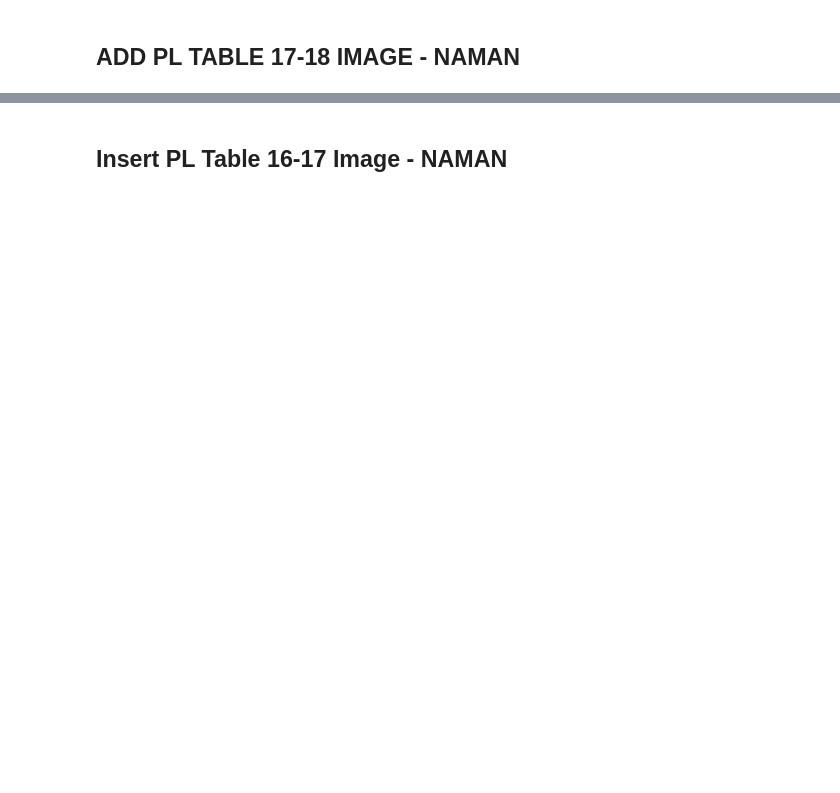
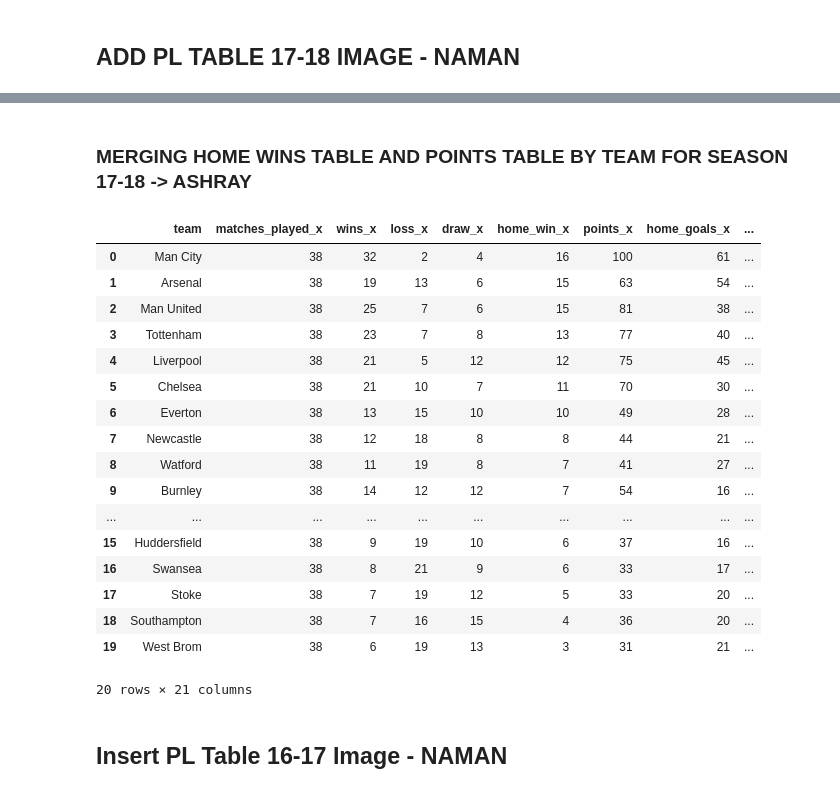
Before and after one commit to vsehgal1/320Final, a Jupyter notebook: 320Final_Project.ipynb, the cells around one changed output, grey strips where cells are left out. Saved outputs shown, nothing was run; the diff lists cells and outputs as text; code cells hidden in the pictures; blank space fills up the shorter version.

```diff
--- a/320Final_Project.ipynb
+++ b/320Final_Project.ipynb
@@ -368,4 +393,29 @@ epl_points1718.plot(x='team', y='home_win%', kind='scatter',
 [figure]
+# %% [markdown]
+### MERGING HOME WINS TABLE AND POINTS TABLE BY TEAM FOR SEASON 17-18 -> ASHRAY
+# %%
+combined_table1718 = pd.merge(epl_home_games1718,epl_points1718, how='inner', on=['team'])
+combined_table1718['year'] = 2017
+combined_table1718
+# %% [output]
+|  | team | matches_played_x | wins_x | loss_x | draw_x | home_win_x | points_x | home_goals_x | ... |
+| 0 | Man City | 38 | 32 | 2 | 4 | 16 | 100 | 61 | ... |
+| 1 | Arsenal | 38 | 19 | 13 | 6 | 15 | 63 | 54 | ... |
+| 2 | Man United | 38 | 25 | 7 | 6 | 15 | 81 | 38 | ... |
+| 3 | Tottenham | 38 | 23 | 7 | 8 | 13 | 77 | 40 | ... |
+| 4 | Liverpool | 38 | 21 | 5 | 12 | 12 | 75 | 45 | ... |
+| 5 | Chelsea | 38 | 21 | 10 | 7 | 11 | 70 | 30 | ... |
+| 6 | Everton | 38 | 13 | 15 | 10 | 10 | 49 | 28 | ... |
+| 7 | Newcastle | 38 | 12 | 18 | 8 | 8 | 44 | 21 | ... |
+| 8 | Watford | 38 | 11 | 19 | 8 | 7 | 41 | 27 | ... |
+| 9 | Burnley | 38 | 14 | 12 | 12 | 7 | 54 | 16 | ... |
+| ... | ... | ... | ... | ... | ... | ... | ... | ... | ... |
+| 15 | Huddersfield | 38 | 9 | 19 | 10 | 6 | 37 | 16 | ... |
+| 16 | Swansea | 38 | 8 | 21 | 9 | 6 | 33 | 17 | ... |
+| 17 | Stoke | 38 | 7 | 19 | 12 | 5 | 33 | 20 | ... |
+| 18 | Southampton | 38 | 7 | 16 | 15 | 4 | 36 | 20 | ... |
+| 19 | West Brom | 38 | 6 | 19 | 13 | 3 | 31 | 21 | ... |
+20 rows × 21 columns
 # %%
 epl_points1617 = epl_table1617.sort_values(by=['points'], ascending=False)
 # %% [markdown]
```
Also changed, not shown: parts of 41 cells of this notebook, 1 other file.
